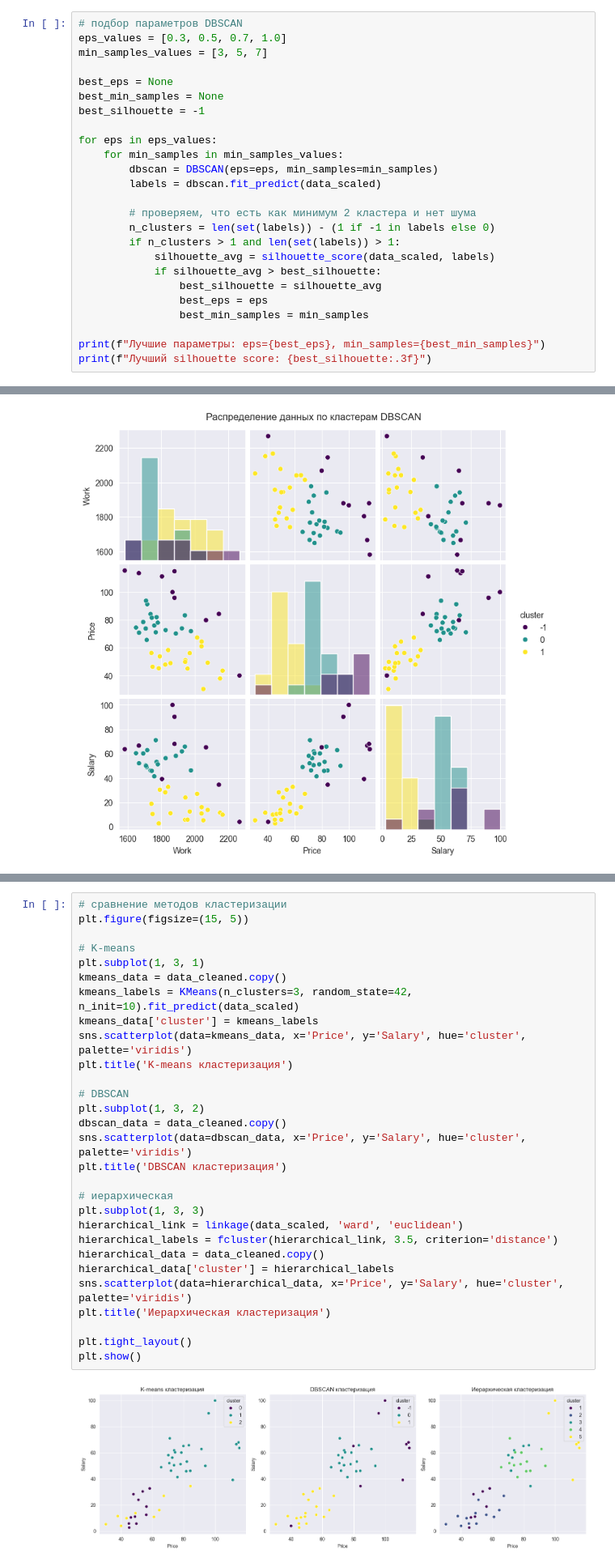
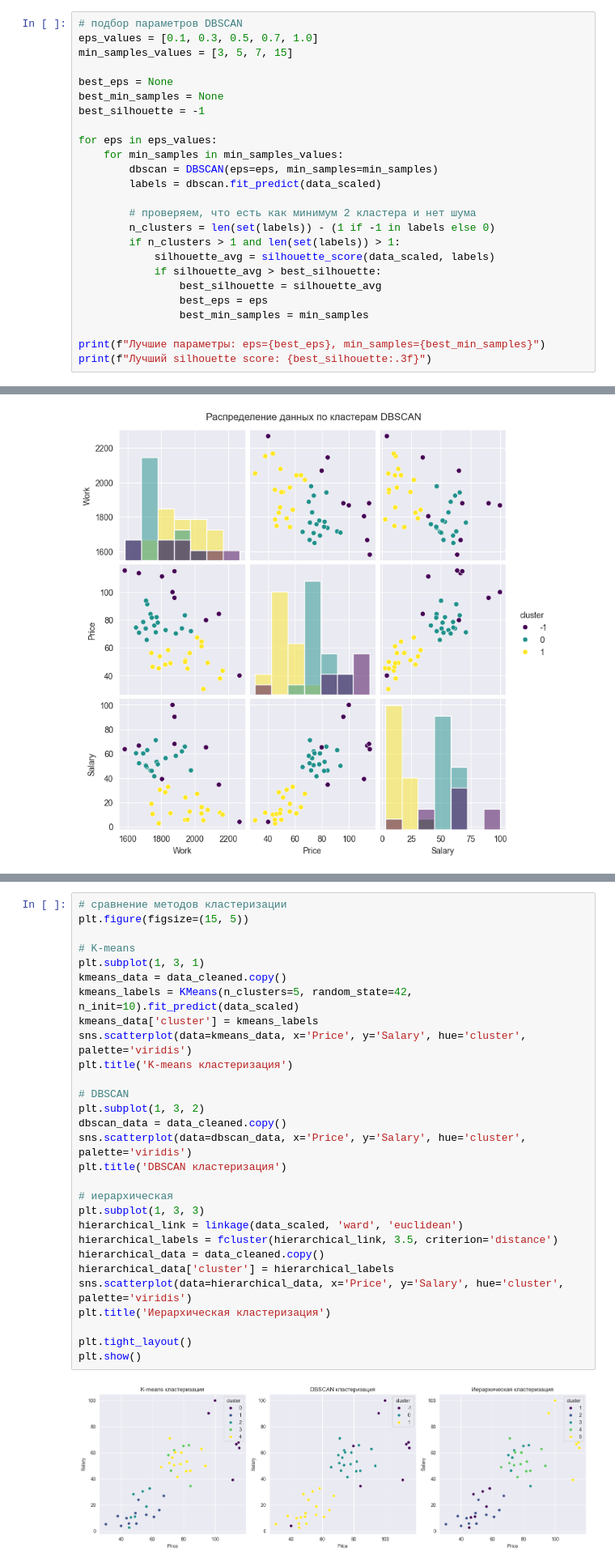
Before and after one commit to Sofia-Oleynik/itmo_master_repo, a Jupyter notebook: fall_2025/data_analysis/lab_3_DBSCAN.ipynb, the cells around one changed output, grey strips where cells are left out. Shown: that part at 81% size. Drawn from its saved outputs; the diff is of its cells as text.

```diff
--- a/fall_2025/data_analysis/lab_3_DBSCAN.ipynb
+++ b/fall_2025/data_analysis/lab_3_DBSCAN.ipynb
@@ -40,8 +39,8 @@ data_scaled = scaler.fit_transform(data_cleaned)
 data_scaled = pd.DataFrame(data_scaled, columns=data_cleaned.columns, index=data_cleaned.index)
 # %%
 # подбор параметров DBSCAN
-eps_values = [0.3, 0.5, 0.7, 1.0]
-min_samples_values = [3, 5, 7]
+eps_values = [0.1, 0.3, 0.5, 0.7, 1.0]
+min_samples_values = [3, 5, 7, 15]
 
 best_eps = None
 best_min_samples = None
@@ -123,34 +127,34 @@ cluster                           ...
 # %%
 # сравнение методов кластеризации
 plt.figure(figsize=(15, 5))
 
 # K-means
 plt.subplot(1, 3, 1)
 kmeans_data = data_cleaned.copy()
-kmeans_labels = KMeans(n_clusters=3, random_state=42, n_init=10).fit_predict(data_scaled)
+kmeans_labels = KMeans(n_clusters=5, random_state=42, n_init=10).fit_predict(data_scaled)
 kmeans_data['cluster'] = kmeans_labels
 sns.scatterplot(data=kmeans_data, x='Price', y='Salary', hue='cluster', palette='viridis')
 plt.title('K-means кластеризация')
 
 # DBSCAN
 plt.subplot(1, 3, 2)
 dbscan_data = data_cleaned.copy()
 sns.scatterplot(data=dbscan_data, x='Price', y='Salary', hue='cluster', palette='viridis')
 plt.title('DBSCAN кластеризация')
 
 # иерархическая
 plt.subplot(1, 3, 3)
 hierarchical_link = linkage(data_scaled, 'ward', 'euclidean')
 hierarchical_labels = fcluster(hierarchical_link, 3.5, criterion='distance')
 hierarchical_data = data_cleaned.copy()
 hierarchical_data['cluster'] = hierarchical_labels
 sns.scatterplot(data=hierarchical_data, x='Price', y='Salary', hue='cluster', palette='viridis')
 plt.title('Иерархическая кластеризация')
 
 plt.tight_layout()
 plt.show()
 # %% [output]
-[figure, old version]
+[figure, new version]
 # %%
 # выводы по кластеризации
 print("СРАВНЕНИЕ МЕТОДОВ КЛАСТЕРИЗАЦИИ:")
```
Also changed, not shown: parts of 5 cells of this notebook, 1 other file.
